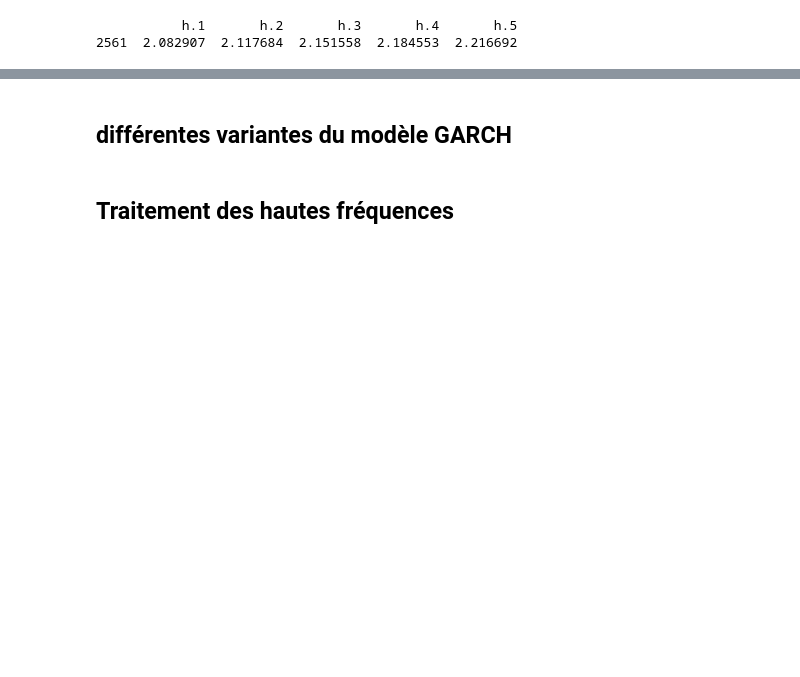
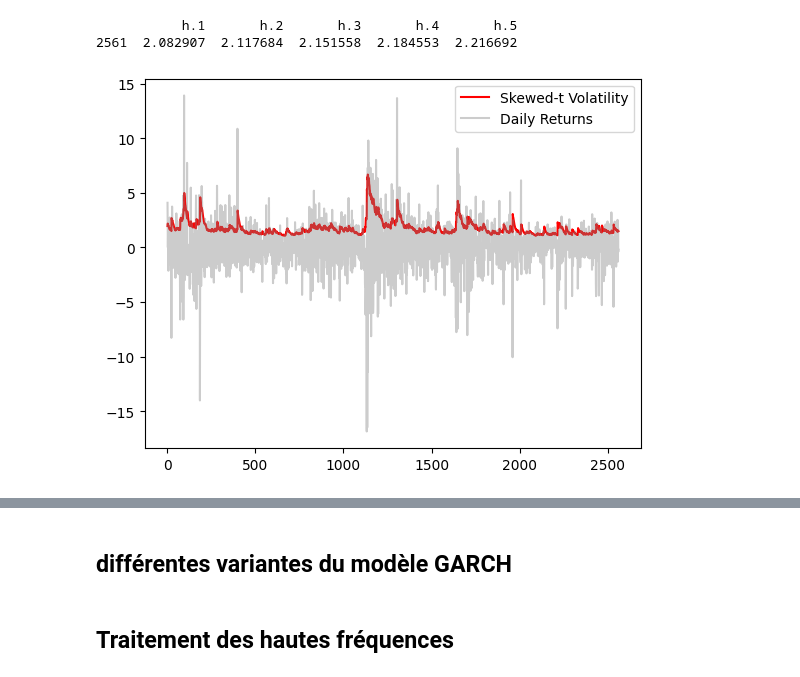
Before and after one commit to Undeavor/PE28, a Jupyter notebook: PE28.ipynb, the cells around one changed output, grey strips where cells are left out. Saved outputs shown, nothing was run; the diff lists cells and outputs as text; code cells hidden in the pictures; blank space fills up the shorter version.

```diff
--- a/PE28.ipynb
+++ b/PE28.ipynb
@@ -20,12 +20,12 @@ from arch import arch_model
 from matplotlib import pyplot as plt
 import pandas as pd
 import numpy as np
-import warnings
+from scipy import stats
 
 import seaborn as sns
 from pylab import rcParams
 
-df = pd.read_csv("/content/myfile.txt", sep="\t",usecols=["date", "ouv", "haut", "bas", "clot", "vol", "devise"], parse_dates=["date"])
+df = pd.read_csv("/content/CA.txt", sep="\t",usecols=["date", "ouv", "haut", "bas", "clot", "vol", "devise"], parse_dates=["date"])
 
 #print(df.head())
 plt.plot(df.clot)
@@ -57,7 +57,7 @@ returns = df.Return
 returns = returns.replace([np.inf, -np.inf], np.nan)
 returns = returns.dropna()
 # %%
-am = arch_model(returns, mean='zero', vol='Garch', p=1, q=1)
+am = arch_model(returns, mean='zero', vol='Garch', p=1, q=1, dist = 'normal') #on prend une loi de student
 res = am.fit(disp='off')
 print(res.summary())
 # %% [output]
@@ -89,3 +89,13 @@ print(forecast.variance[-1:])
 # %% [output]
            h.1       h.2       h.3       h.4       h.5
 2561  2.082907  2.117684  2.151558  2.184553  2.216692
+# %%
+# On compare avec la vraie courbe
+vol = res.conditional_volatility
+plt.plot(vol, color = 'red', label = 'Skewed-t Volatility')
+plt.plot(df['Return'], color = 'grey',
+         label = 'Daily Returns', alpha = 0.4)
+plt.legend(loc = 'upper right')
+plt.show()
+# %% [output]
+[figure, added]
```
Also changed, not shown: parts of 17 cells of this notebook.
